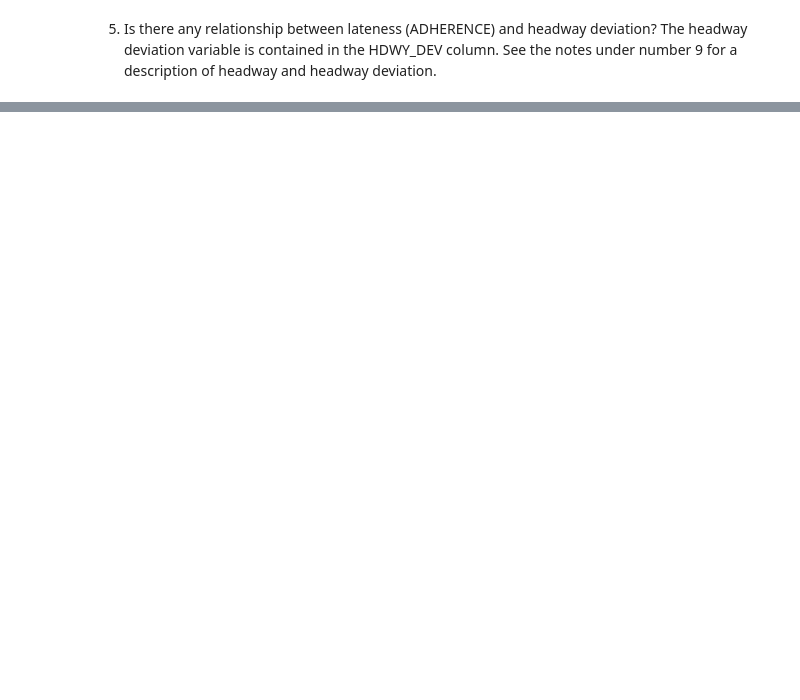
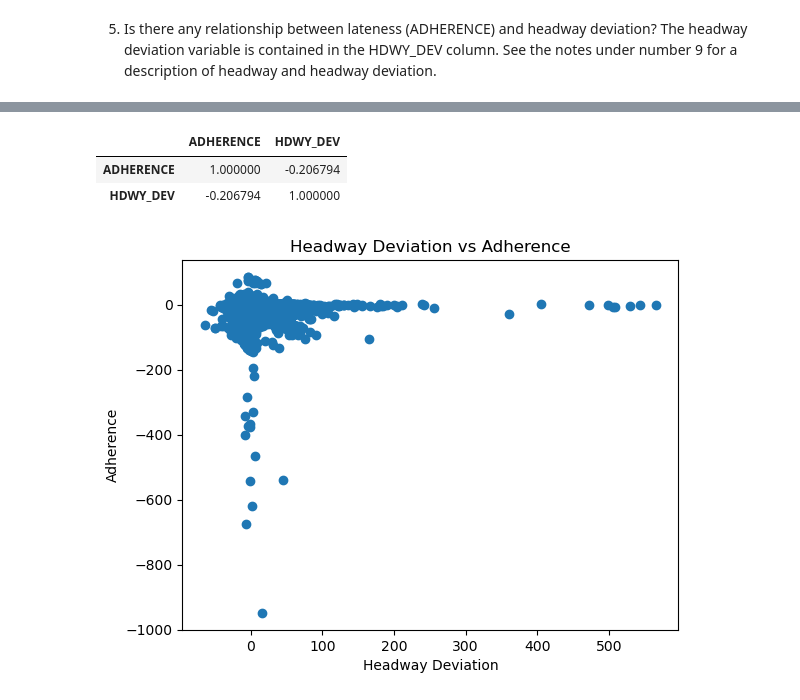
Before and after one commit to NSS-Full-Time-Data-Analytics-13/wego-nashville_team, a Jupyter notebook: notebooks/WeGo Data Introduction.ipynb, the cells around one changed output, grey strips where cells are left out. Drawn from its saved outputs; the diff is of its cells as text; code cells hidden in the pictures; blank space fills up the shorter version.

```diff
--- a/notebooks/WeGo Data Introduction.ipynb
+++ b/notebooks/WeGo Data Introduction.ipynb
@@ -123,2 +211,15 @@ wego.loc[3:4, ['DATE', 'TRIP_ID', 'TRIP_EDGE', 'TIME_POINT_ABBR',
+# %%
+ ad_hw_dev.corr()
+# %% [output]
+|  | ADHERENCE | HDWY_DEV |
+| ADHERENCE | 1.000000 | -0.206794 |
+| HDWY_DEV | -0.206794 | 1.000000 |
 # %%
 plt.scatter(wego['HDWY_DEV'], wego['ADHERENCE'])
+plt.xlabel('Headway Deviation')
+plt.ylabel('Adherence')
+plt.title('Headway Deviation vs Adherence')
+# plt.show();
+plt.savefig('headway_adherence.png')
+# %% [output]
+[figure, added]
```
Also changed, not shown: parts of 41 cells of this notebook, 3 other files.
